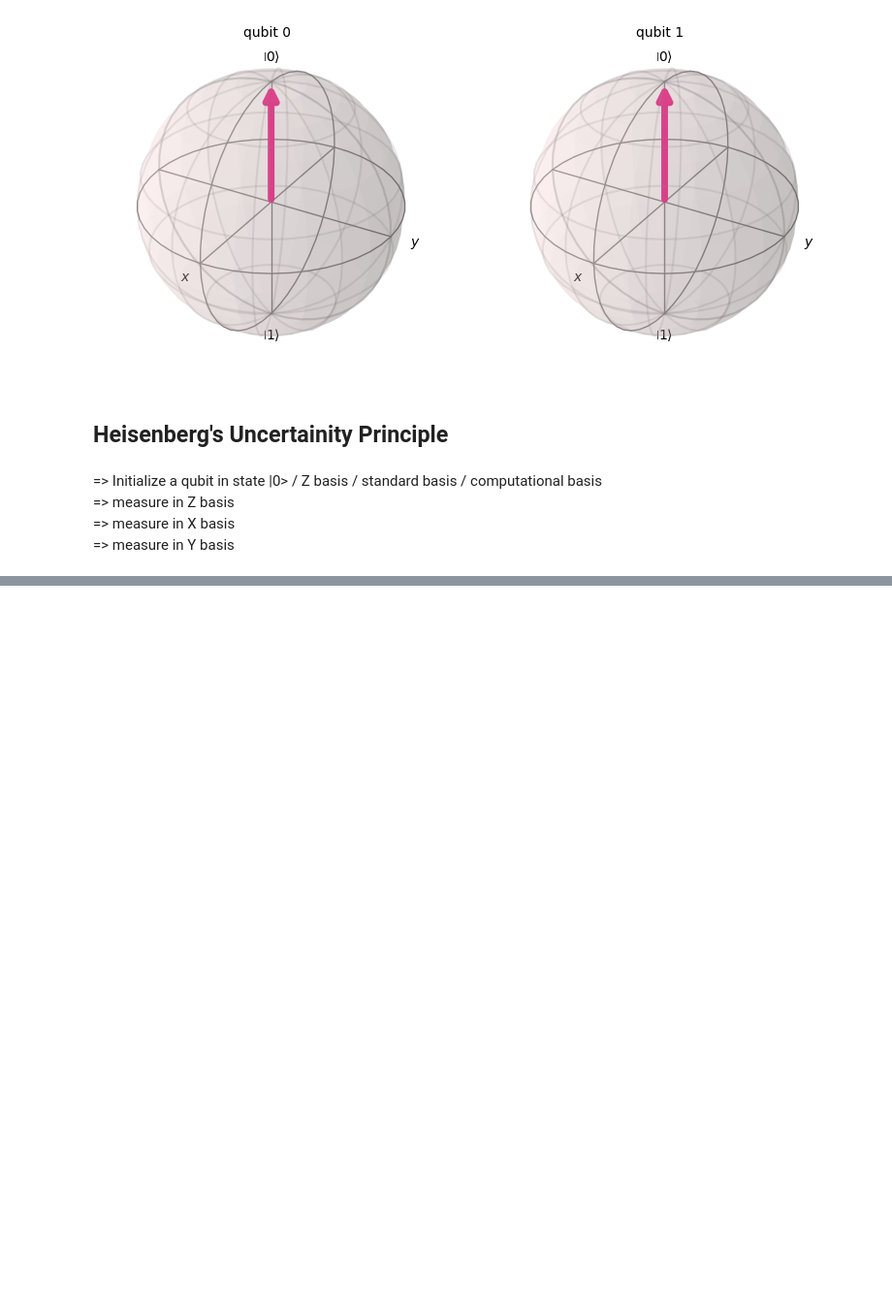
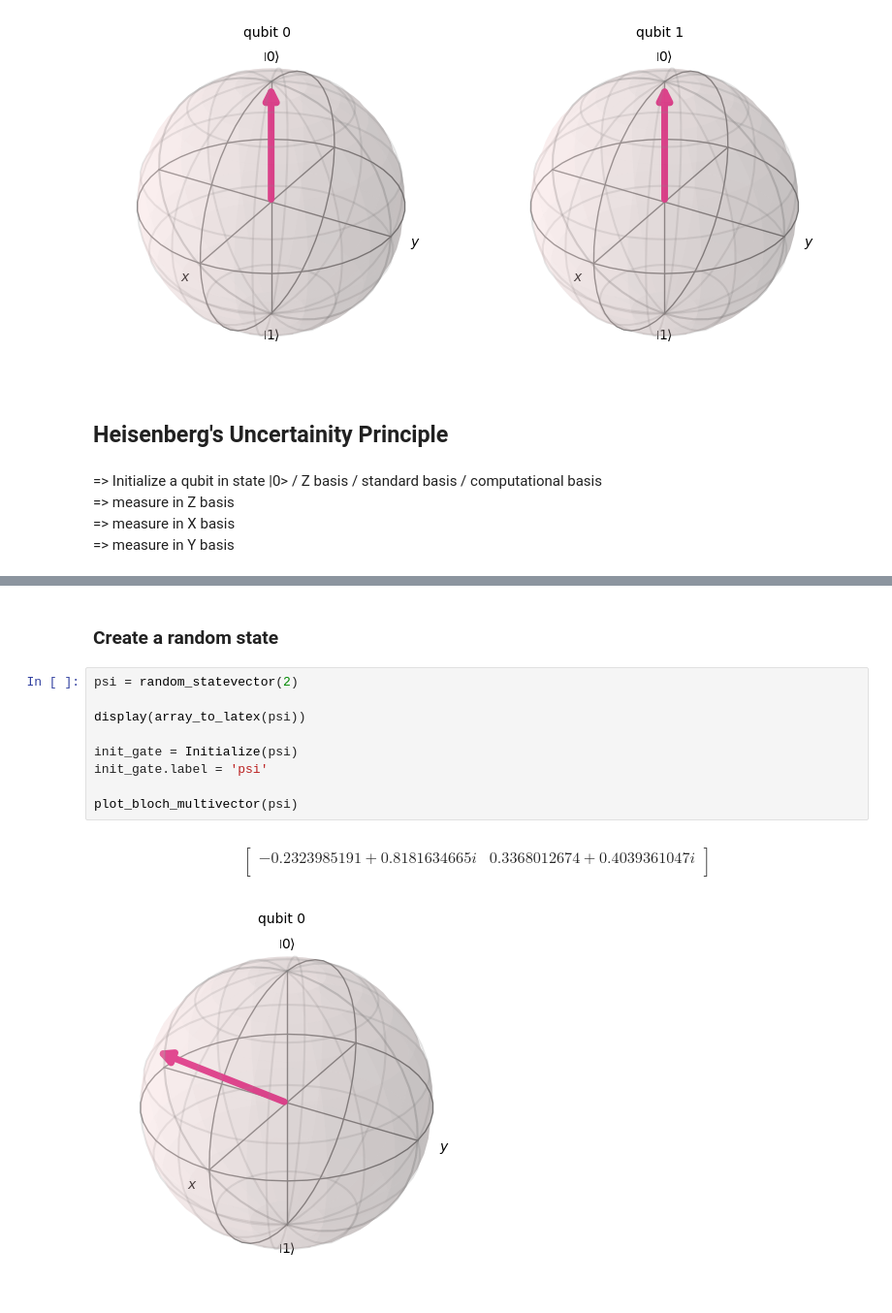
Before and after one commit to LTJ508/Quantum_Computing, a Jupyter notebook: Qiskit Practice/Qiskit_Practice_Lecture_12.ipynb, the cells around one changed output, grey strips where cells are left out. Shown at 97% size. Cells and saved outputs as stored; diff of their text form; blank space fills up the shorter version.

```diff
--- a/Qiskit Practice/Qiskit_Practice_Lecture_12.ipynb
+++ b/Qiskit Practice/Qiskit_Practice_Lecture_12.ipynb
@@ -193,0 +271,18 @@ plot_bloch_multivector(final_state)
+# %% [markdown]
+### Create a random state
+# %%
+psi = random_statevector(2)
+
+display(array_to_latex(psi))
+
+init_gate = Initialize(psi)
+init_gate.label = 'psi'
+
+plot_bloch_multivector(psi)
+# %% [output]
+$$
+\begin{bmatrix}
+-0.2323985191 + 0.8181634665 i & 0.3368012674 + 0.4039361047 i  \\
+ \end{bmatrix}
+$$
+[figure, added]
```
Also changed, not shown: parts of 21 cells of this notebook.
